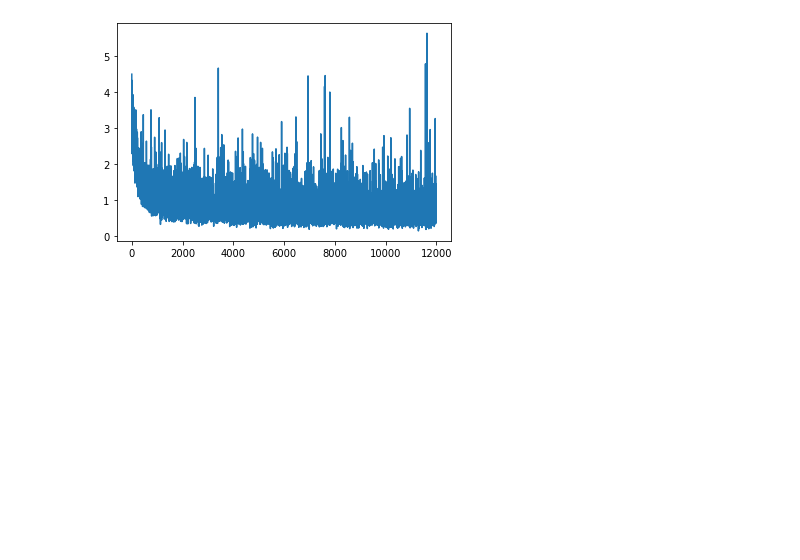
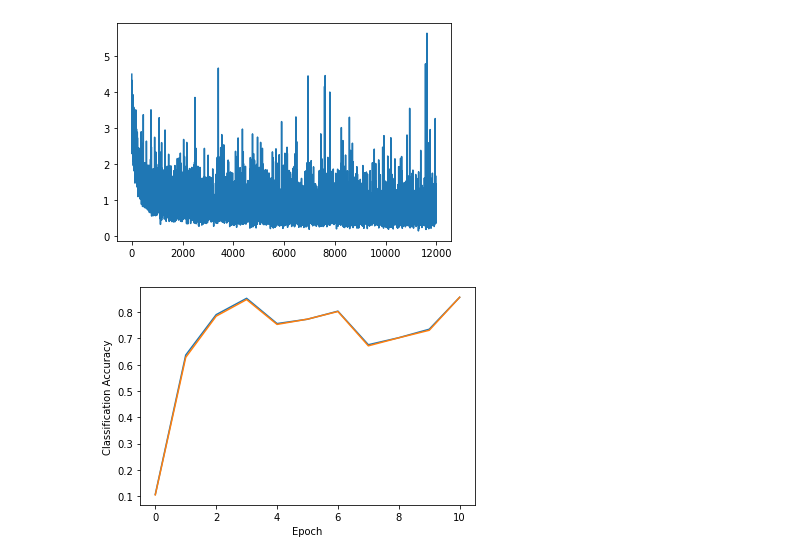
Before and after one commit to wswartworth/non_convex_sps2, a Jupyter notebook: non_convex_updated.ipynb, the cells around one changed output. Saved outputs shown, nothing was run; the diff lists cells and outputs as text; code cells hidden in the pictures; blank space fills up the shorter version.

```diff
--- a/non_convex_updated.ipynb
+++ b/non_convex_updated.ipynb
@@ -618,6 +701,8 @@ plt.show()
 # %%
 plt.xlabel('Epoch')
 plt.ylabel('Classification Accuracy')
-plt.plot(adam_data['test_class_accs'])
-plt.plot(adam_data['train_class_accs'])
+plt.plot(sps2slack_data['test_class_accs'])
+plt.plot(sps2slack_data['train_class_accs'])
 plt.show()
+# %% [output]
+[figure, added]
```
Also changed, not shown: parts of 15 cells of this notebook, 21 other files.
